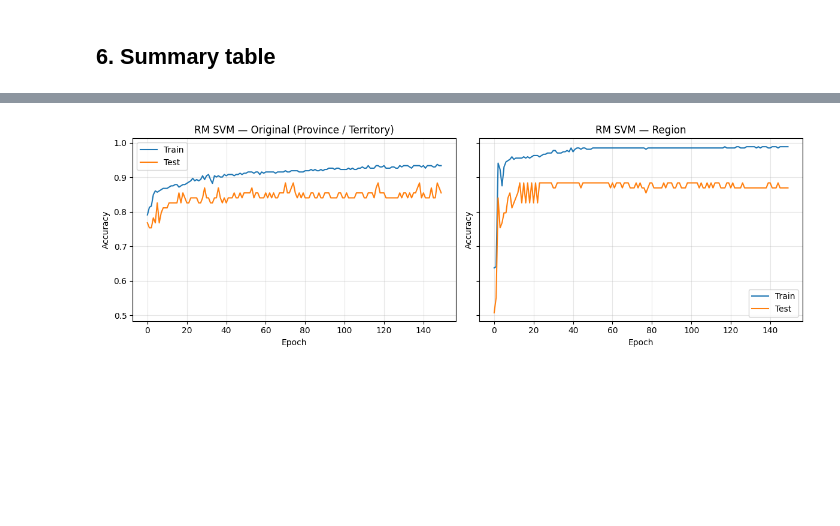
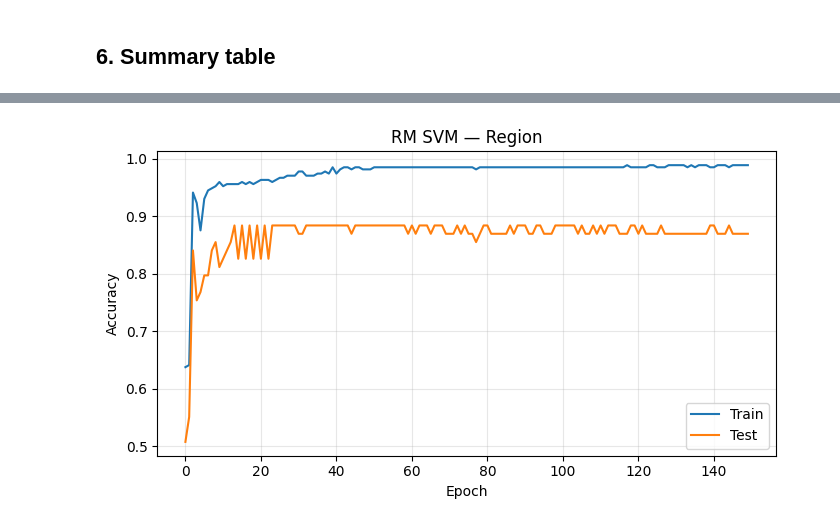
Before and after one commit to NataliiaLysenko/canada-political-party-classifier, a Jupyter notebook: notebooks/RM.ipynb, the cells around one changed output, grey strips where cells are left out. Saved outputs shown, nothing was run; the diff lists cells and outputs as text; code cells hidden in the pictures; blank space fills up the shorter version.

```diff
--- a/notebooks/RM.ipynb
+++ b/notebooks/RM.ipynb
@@ -260,20 +253,15 @@ plt.show()
 # %%
-fig, axes = plt.subplots(1, 2, figsize=(12, 4), sharey=True)
+fig, ax = plt.subplots(figsize=(7, 4))
 
-for ax, fit, title in zip(
-    axes,
-    [fit_orig, fit_region],
-    ['Original (Province / Territory)', 'Region'],
-):
-    ax.plot(fit['train_acc_history'], label='Train')
-    ax.plot(fit['test_acc_history'],  label='Test')
-    ax.set_title(f'RM SVM — {title}')
-    ax.set_xlabel('Epoch')
-    ax.set_ylabel('Accuracy')
-    ax.legend()
-    ax.grid(True, alpha=0.3)
+ax.plot(fit_region['train_acc_history'], label='Train')
+ax.plot(fit_region['test_acc_history'],  label='Test')
+ax.set_title('RM SVM — Region')
+ax.set_xlabel('Epoch')
+ax.set_ylabel('Accuracy')
+ax.legend()
+ax.grid(True, alpha=0.3)
 
 plt.tight_layout()
 plt.show()
 # %% [output]
-[figure, old version]
+[figure, new version]
```
Also changed, not shown: parts of 12 cells of this notebook, 2 other files.
